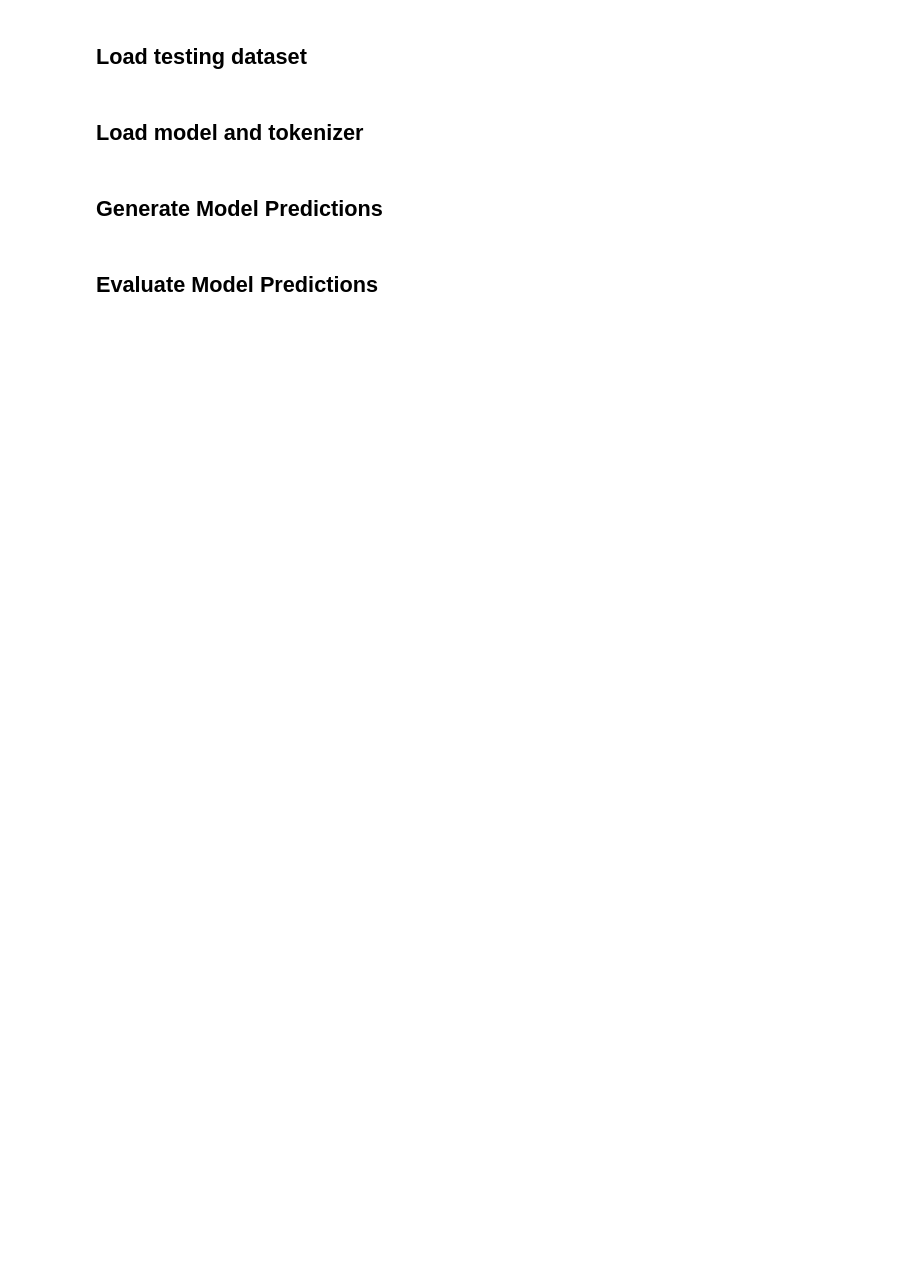
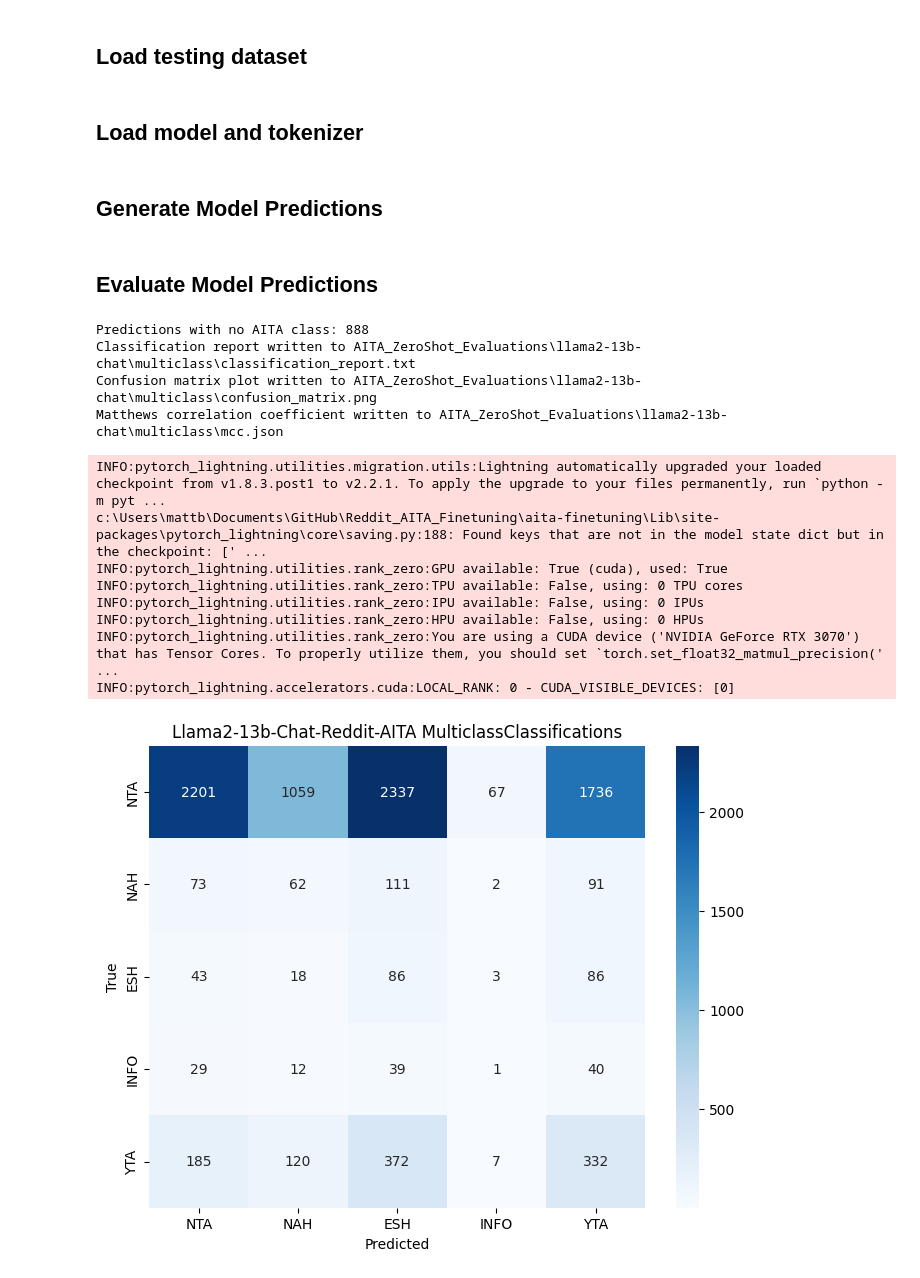
Before and after one commit to MattBoraske/Reddit-AITA-Conflict-Resolution-LLM-Finetuning, a Jupyter notebook: evaluation/AITA_Evaluation.ipynb, the cells around one changed output. Cells and saved outputs as stored; diff of their text form; code cells hidden in the pictures; blank space fills up the shorter version.

Commit message:
updates to eval scripts

```diff
--- a/evaluation/AITA_Evaluation.ipynb
+++ b/evaluation/AITA_Evaluation.ipynb
@@ -73,27 +75,53 @@ submission_texts, predictions, references, predicted_classes, correct_classes, a
 # %% [markdown]
 ## Evaluate Model Predictions
 # %%
-confusion_matrix_title = 'Llama2-7b-Chat-Reddit-AITA Classifications' # title for confusion matrix made during eval
+confusion_matrix_title = 'Llama2-13b-Chat-Reddit-AITA MulticlassClassifications' # title for confusion matrix made during eval
+# %%
+import json
+
+with open(f'AITA_ZeroShot_Evaluations\llama2-13b-chat\\multiclass\generation_results.json', 'r') as f:
+    generation_results = json.load(f)
+
+submission_texts = generation_results['submission_texts']
+predictions = generation_results['prediction_texts']
+references = generation_results['reference_texts']
+predicted_classes = generation_results['predicted_AITA_classes']
+correct_classes = generation_results['correct_AITA_classes']
+ambiguity_scores = generation_results['ambiguity_scores']
 # %%
 # run model evaluation
 
-classification_type = 'binary'
+classification_type = 'multi'
 output_files = [
     f'{results_directory}classification_report.txt',
     (confusion_matrix_title, f'{results_directory}confusion_matrix.png'),
     f'{results_directory}mcc.json',
     f'{results_directory}ROGUE_scores.json',
     f'{results_directory}BLEU_scores.json',
     f'{results_directory}COMET_scores.json'
 ]
 
 Model_Evaluator.evaluate_model(
     submission_texts=submission_texts,
     predictions=predictions,
     references=references,
     AITA_classes=predicted_classes,
     correct_AITA_classes=correct_classes,
     ambiguity_scores=ambiguity_scores,
     classification_type=classification_type,
     output_files=output_files
 )
+# %% [output]
+Predictions with no AITA class: 888
+Classification report written to AITA_ZeroShot_Evaluations\llama2-13b-chat\multiclass\classification_report.txt
+Confusion matrix plot written to AITA_ZeroShot_Evaluations\llama2-13b-chat\multiclass\confusion_matrix.png
+Matthews correlation coefficient written to AITA_ZeroShot_Evaluations\llama2-13b-chat\multiclass\mcc.json
+INFO:pytorch_lightning.utilities.migration.utils:Lightning automatically upgraded your loaded checkpoint from v1.8.3.post1 to v2.2.1. To apply the upgrade to your files permanently, run `python -m pyt ...
+c:\Users\mattb\Documents\GitHub\Reddit_AITA_Finetuning\aita-finetuning\Lib\site-packages\pytorch_lightning\core\saving.py:188: Found keys that are not in the model state dict but in the checkpoint: [' ...
+INFO:pytorch_lightning.utilities.rank_zero:GPU available: True (cuda), used: True
+INFO:pytorch_lightning.utilities.rank_zero:TPU available: False, using: 0 TPU cores
+INFO:pytorch_lightning.utilities.rank_zero:IPU available: False, using: 0 IPUs
+INFO:pytorch_lightning.utilities.rank_zero:HPU available: False, using: 0 HPUs
+INFO:pytorch_lightning.utilities.rank_zero:You are using a CUDA device ('NVIDIA GeForce RTX 3070') that has Tensor Cores. To properly utilize them, you should set `torch.set_float32_matmul_precision(' ...
+INFO:pytorch_lightning.accelerators.cuda:LOCAL_RANK: 0 - CUDA_VISIBLE_DEVICES: [0]
+[figure, added]
```
Also changed, not shown: parts of 2 cells of this notebook, 1 other file.
